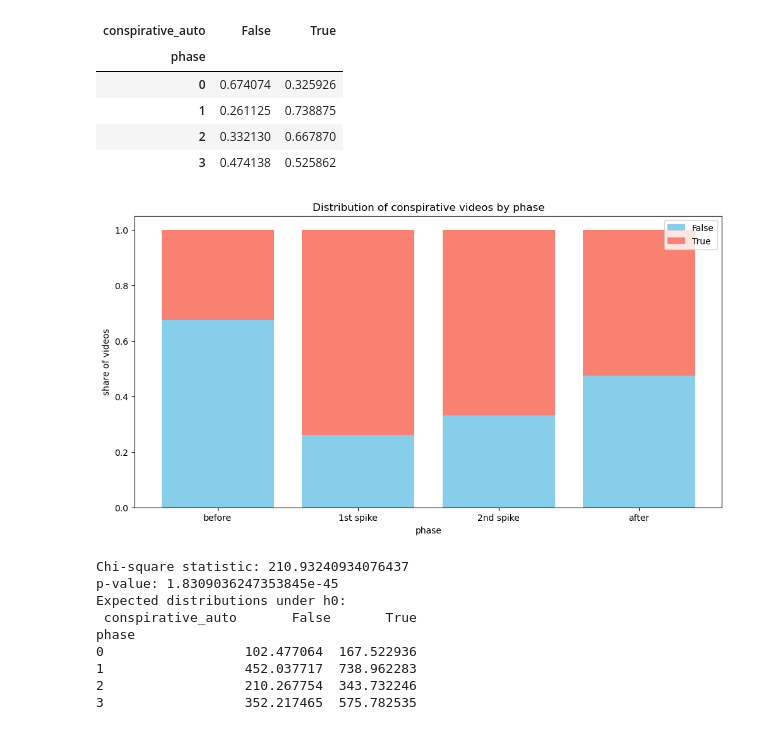
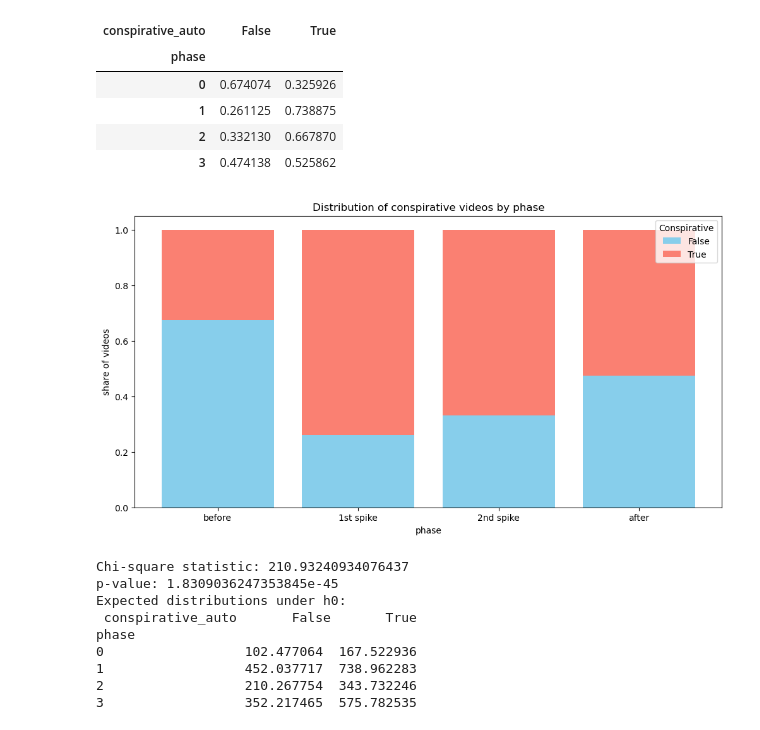
Before and after one commit to julia-king-edu/so-24_smda_project, a Jupyter notebook: 03_analysis.ipynb, the cells around one changed output. Saved outputs shown, nothing was run; the diff lists cells and outputs as text; code cells hidden in the pictures.

```diff
--- a/03_analysis.ipynb
+++ b/03_analysis.ipynb
@@ -79,19 +79,19 @@ h1_shares
 # %%
 # plot share of conspirative videos per phase
 plt.figure(figsize = (12, 6))
 plt.bar(phase_labels, h1_shares[False], label = "False", color = "skyblue")
 plt.bar(phase_labels, h1_shares[True], bottom = h1_shares[False], label = "True", color = "salmon")
 
 # Labels + title
 plt.xlabel("phase")
 plt.ylabel("share of videos")
 plt.title("Distribution of conspirative videos by phase")
-plt.legend()
+plt.legend(title = "Conspirative")
 
 # Show plot
 plt.show()
 # %% [output]
-[figure, old version]
+[figure, new version]
 # %%
 h1_chi2, h1_p, h1_dof, h1_expected = chi2_contingency(h1_contingency)
 h1_expected = pd.DataFrame(h1_expected, index = h1_contingency.index, columns = h1_contingency.columns)
```
Also changed, not shown: parts of 4 cells of this notebook, 6 other files.
